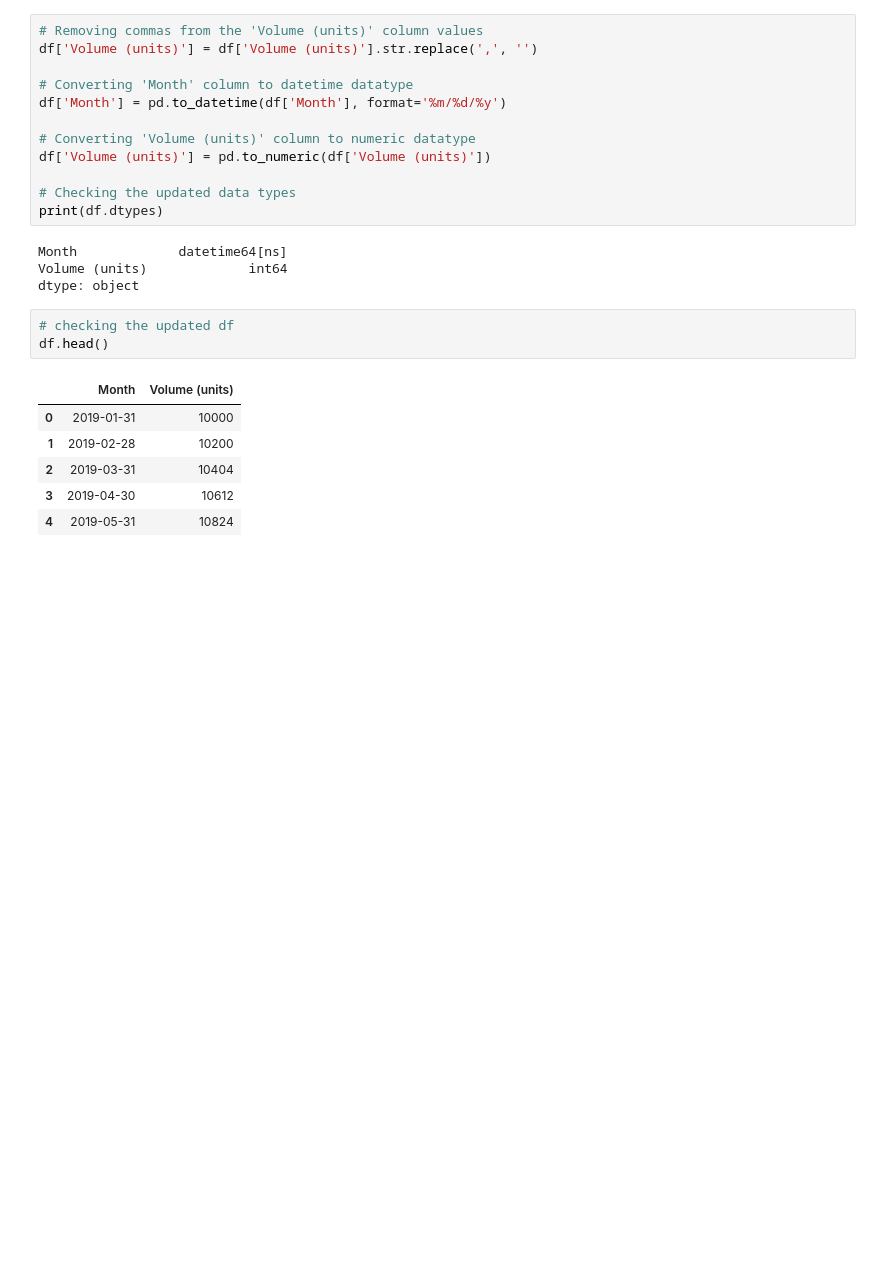
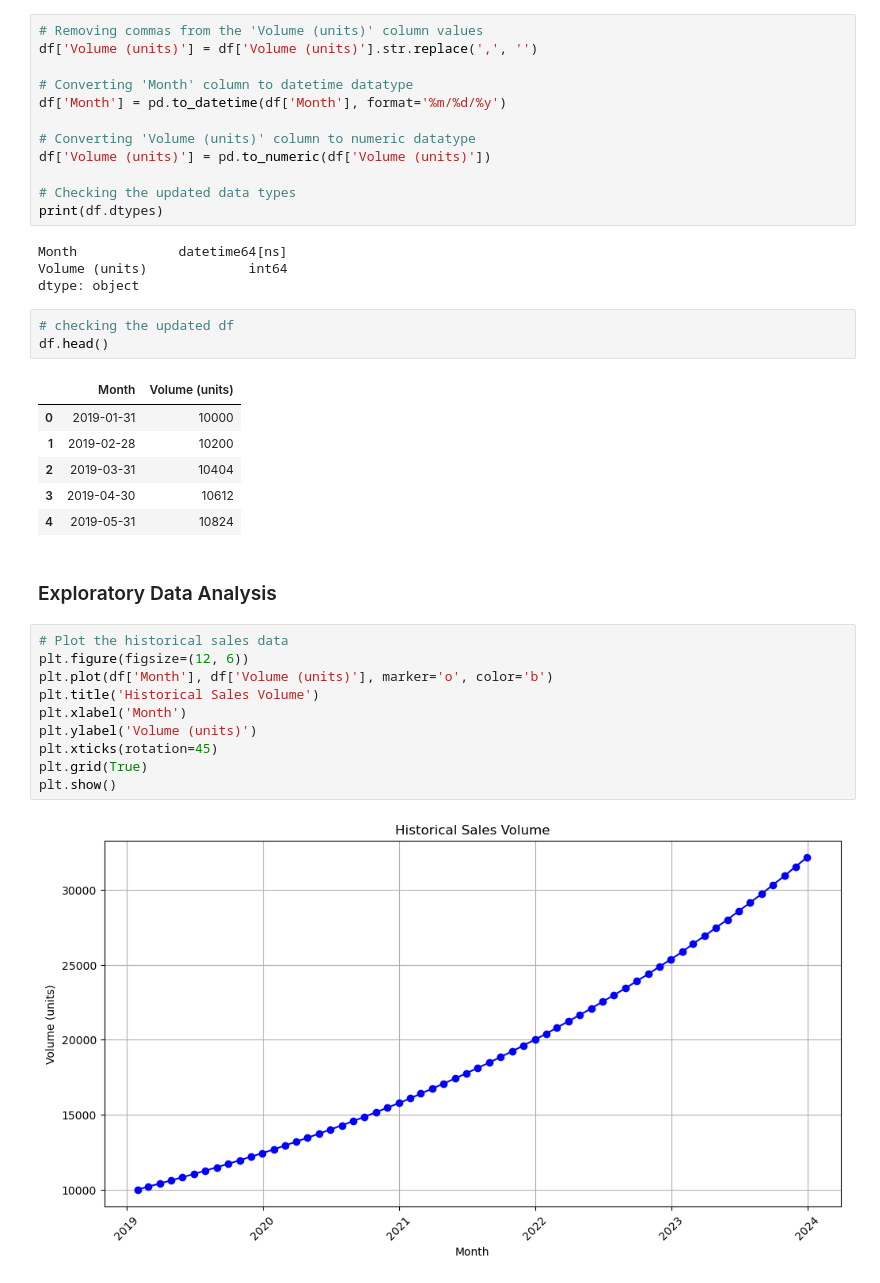
Before and after one commit to Gabriel-Dee/Revenue-Maximization-Credable, a Jupyter notebook: Revenue_maximization.ipynb, the cells around one changed output. Cells and saved outputs as stored; diff of their text form; blank space fills up the shorter version.

Commit message:
Exploratory Data Analysis

```diff
--- a/Revenue_maximization.ipynb
+++ b/Revenue_maximization.ipynb
@@ -110,3 +113,17 @@ df.head()
 | 2 | 2019-03-31 | 10404 |
 | 3 | 2019-04-30 | 10612 |
 | 4 | 2019-05-31 | 10824 |
+# %% [markdown]
+### Exploratory Data Analysis
+# %%
+# Plot the historical sales data
+plt.figure(figsize=(12, 6))
+plt.plot(df['Month'], df['Volume (units)'], marker='o', color='b')
+plt.title('Historical Sales Volume')
+plt.xlabel('Month')
+plt.ylabel('Volume (units)')
+plt.xticks(rotation=45)
+plt.grid(True)
+plt.show()
+# %% [output]
+[figure, added]
```
Also changed, not shown: parts of 13 cells of this notebook, 1 other file.
